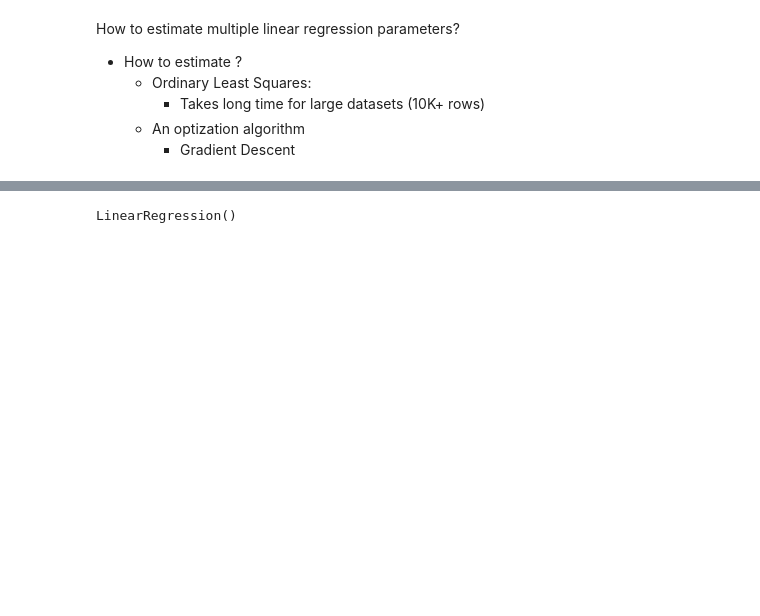
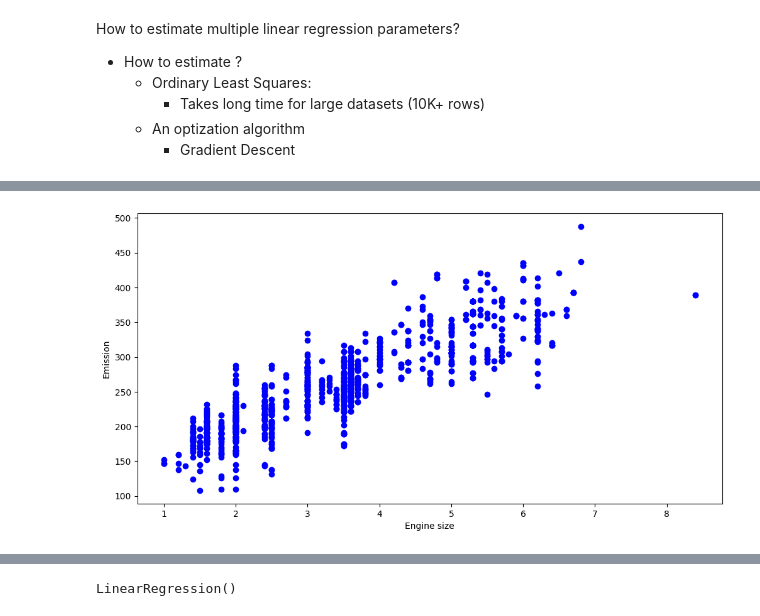
Before and after one commit to SeherKumsar/Ada-Lovelace-Veri-Bilimi-Akademisi, a Jupyter notebook: week-6/6-example.ipynb, the cells around one changed output, grey strips where cells are left out. Saved outputs shown, nothing was run; the diff lists cells and outputs as text; code cells hidden in the pictures; blank space fills up the shorter version.

```diff
--- a/week-6/6-example.ipynb
+++ b/week-6/6-example.ipynb
@@ -229,3 +230,10 @@ cdf.head()
+# %%
+plt.scatter(cdf.ENGINESIZE, cdf.CO2EMISSIONS,  color='blue')
+plt.xlabel("Engine size")
+plt.ylabel("Emission")
+plt.show()
+# %% [output]
+[figure, added]
 # %%
 msk = np.random.rand(len(df)) < 0.8
 train = cdf[msk]
```
Also changed, not shown: parts of 14 cells of this notebook.
